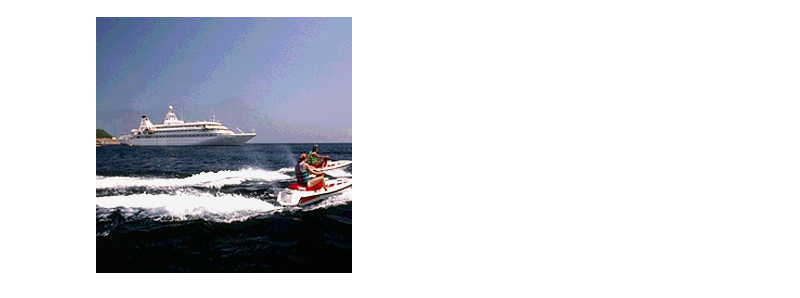
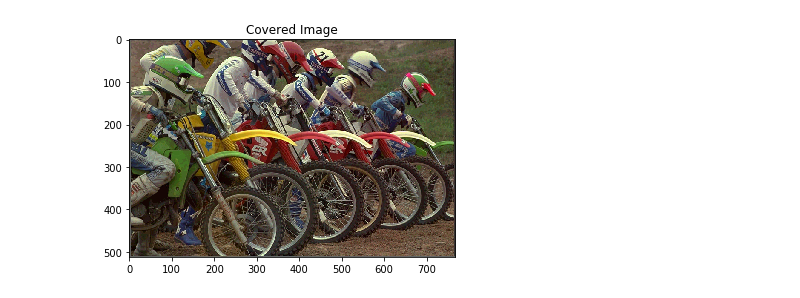
Before and after one commit to ZachariahPang/Math-110B-project3, a Jupyter notebook: LSB.ipynb, the cells around one changed output. Cells and saved outputs as stored; diff of their text form; code cells hidden in the pictures.

```diff
--- a/LSB.ipynb
+++ b/LSB.ipynb
@@ -145,6 +25,7 @@ img2
 # %%
 merged_image = Steganography.merge(img1, img2)
+plt.imshow(merged_image)
+plt.title('Covered Image')
+plt.show()
+# %% [output]
+[figure, added]
-# %%
-merged_image
-# %% [output]
-[figure, removed]
```
Also changed, not shown: parts of 17 cells of this notebook, 4 other files.
